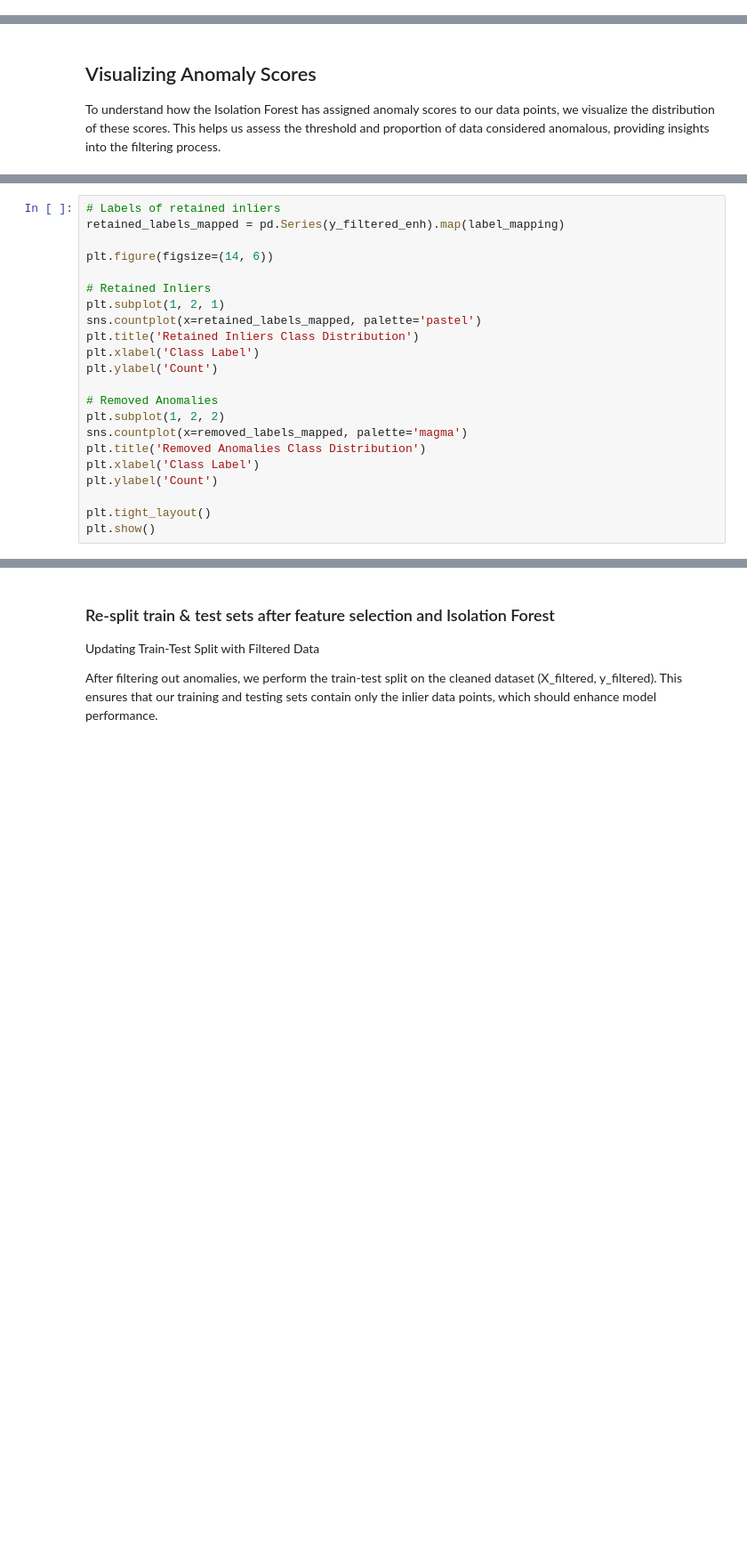
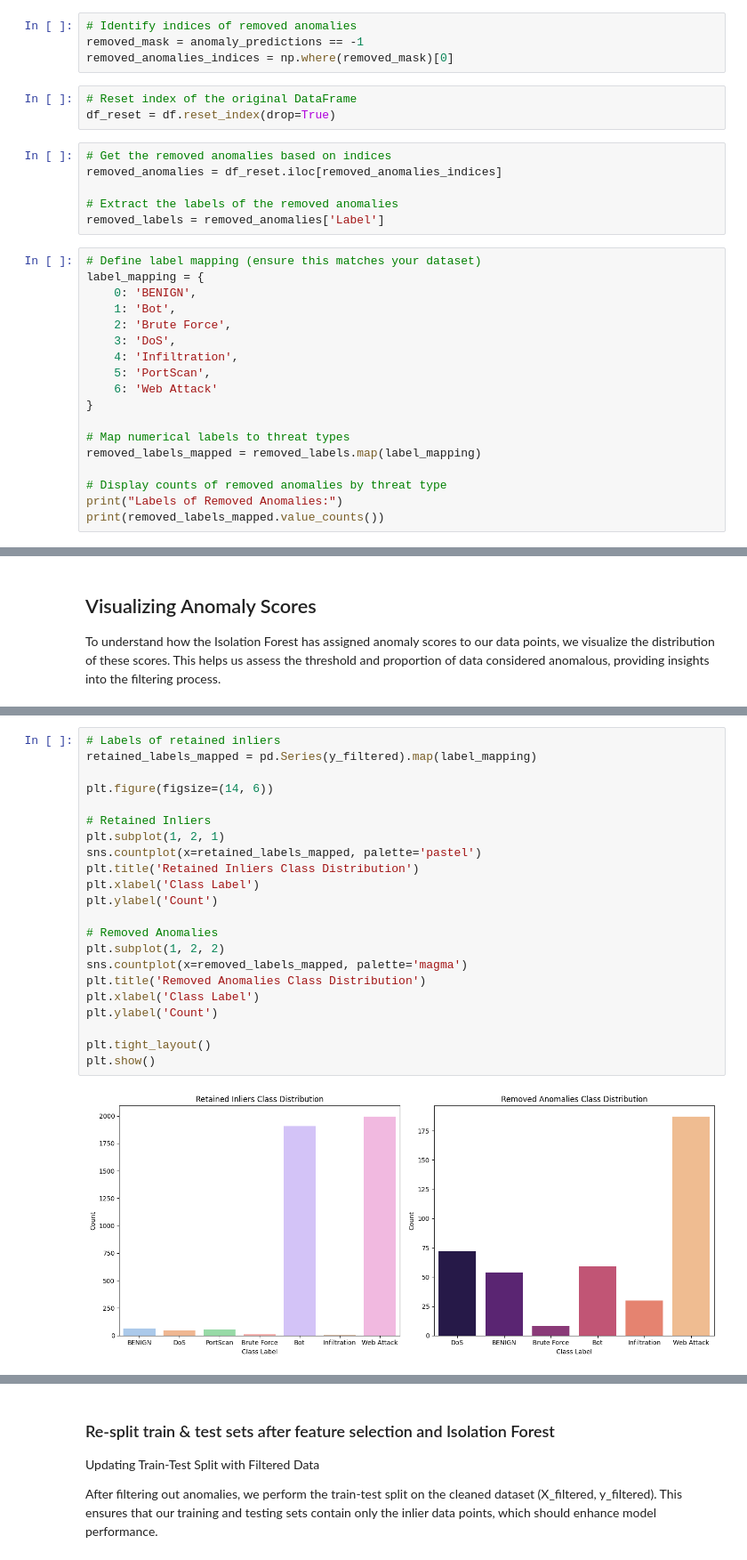
Before and after one commit to TheTallProgrammer/4371-Project-Structure-For-Jupyter-Notebook, a Jupyter notebook: MTH_IDS_IoTJ-enhanced.ipynb, the cells around one changed output, grey strips where cells are left out. Shown: that part at 89% size. Drawn from its saved outputs; the diff is of its cells as text; blank space fills up the shorter version.

```diff
--- a/MTH_IDS_IoTJ-enhanced.ipynb
+++ b/MTH_IDS_IoTJ-enhanced.ipynb
@@ -251,0 +434,31 @@ anomaly_predictions = iso_forest.predict(X_fss)
+# %%
+# Identify indices of removed anomalies
+removed_mask = anomaly_predictions == -1
+removed_anomalies_indices = np.where(removed_mask)[0]
+# %%
+# Reset index of the original DataFrame
+df_reset = df.reset_index(drop=True)
+# %%
+# Get the removed anomalies based on indices
+removed_anomalies = df_reset.iloc[removed_anomalies_indices]
+
+# Extract the labels of the removed anomalies
+removed_labels = removed_anomalies['Label']
+# %%
+# Define label mapping (ensure this matches your dataset)
+label_mapping = {
+    0: 'BENIGN',
+    1: 'Bot',
+    2: 'Brute Force',
+    3: 'DoS',
+    4: 'Infiltration',
+    5: 'PortScan',
+    6: 'Web Attack'
+}
+
+# Map numerical labels to threat types
+removed_labels_mapped = removed_labels.map(label_mapping)
+
+# Display counts of removed anomalies by threat type
+print("Labels of Removed Anomalies:")
+print(removed_labels_mapped.value_counts())
@@ -270,25 +513,27 @@ plt.show()
 # %%
 # Labels of retained inliers
-retained_labels_mapped = pd.Series(y_filtered_enh).map(label_mapping)
+retained_labels_mapped = pd.Series(y_filtered).map(label_mapping)
 
 plt.figure(figsize=(14, 6))
 
 # Retained Inliers
 plt.subplot(1, 2, 1)
 sns.countplot(x=retained_labels_mapped, palette='pastel')
 plt.title('Retained Inliers Class Distribution')
 plt.xlabel('Class Label')
 plt.ylabel('Count')
 
 # Removed Anomalies
 plt.subplot(1, 2, 2)
 sns.countplot(x=removed_labels_mapped, palette='magma')
 plt.title('Removed Anomalies Class Distribution')
 plt.xlabel('Class Label')
 plt.ylabel('Count')
 
 plt.tight_layout()
 plt.show()
+# %% [output]
+[figure, added]
 # %%
 # Assess Whether Removed Anomalies are Threats or Normal Behavior
 # Define benign and threat classes
```
Also changed, not shown: parts of 63 cells of this notebook, 3 other files.
